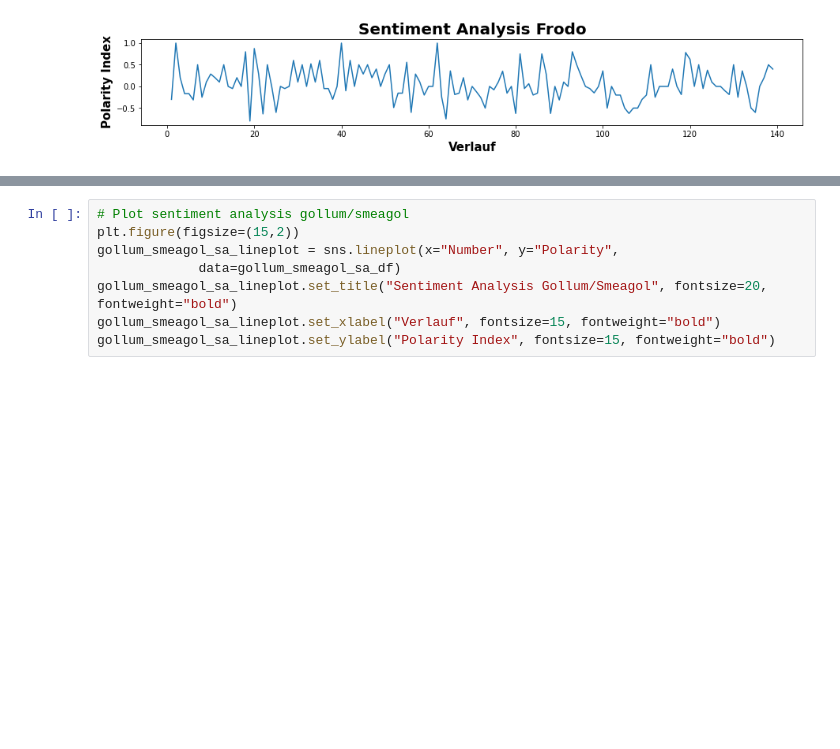
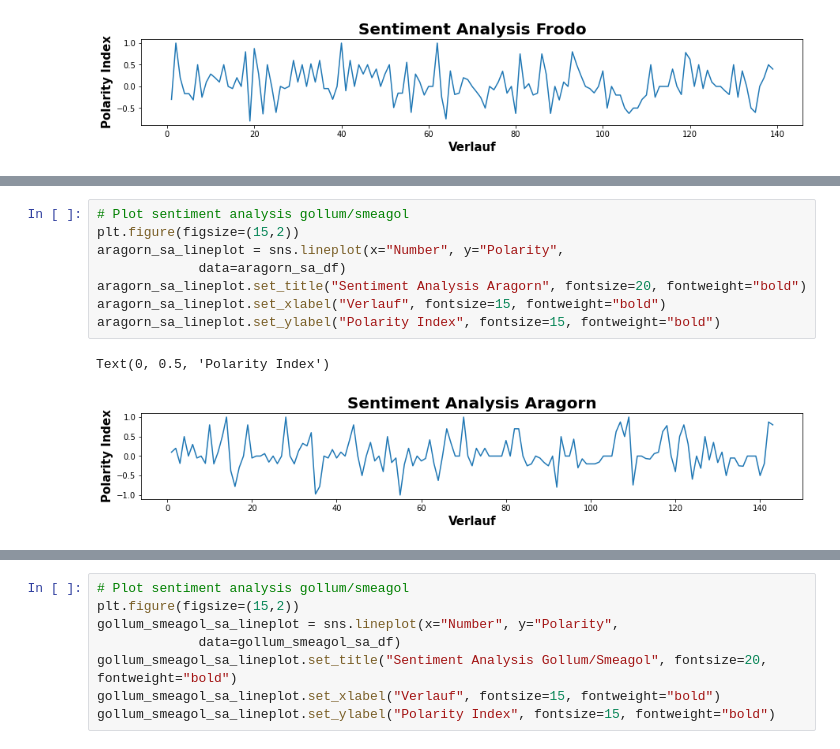
Before and after one commit to Momo-ohneEnde/nlp-lotr, a Jupyter notebook: Sentiment_Analysis.ipynb, the cells around one changed output, grey strips where cells are left out. Saved outputs shown, nothing was run; the diff lists cells and outputs as text; blank space fills up the shorter version.

Commit message:
Improve Sentiment Analysis code

```diff
--- a/Sentiment_Analysis.ipynb
+++ b/Sentiment_Analysis.ipynb
@@ -243,0 +270,11 @@ Text(0, 0.5, 'Polarity Index')
+# %%
+# Plot sentiment analysis gollum/smeagol
+plt.figure(figsize=(15,2))
+aragorn_sa_lineplot = sns.lineplot(x="Number", y="Polarity",
+             data=aragorn_sa_df)
+aragorn_sa_lineplot.set_title("Sentiment Analysis Aragorn", fontsize=20, fontweight="bold")
+aragorn_sa_lineplot.set_xlabel("Verlauf", fontsize=15, fontweight="bold")
+aragorn_sa_lineplot.set_ylabel("Polarity Index", fontsize=15, fontweight="bold")
+# %% [output]
+Text(0, 0.5, 'Polarity Index')
+[figure, added]
```
Also changed, not shown: parts of 5 cells of this notebook, 1 other file.
